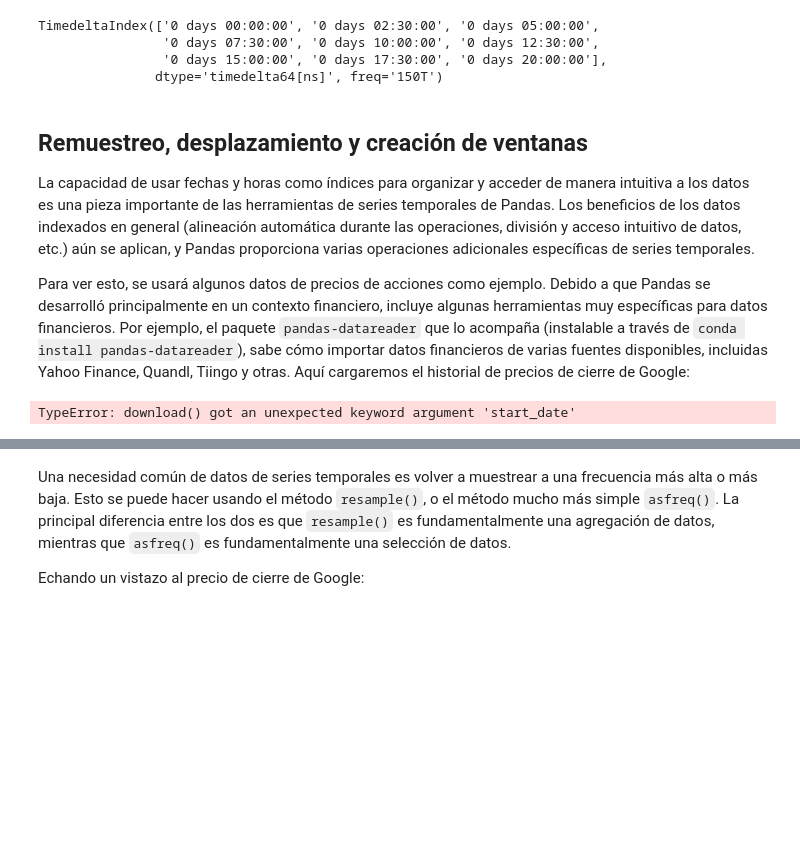
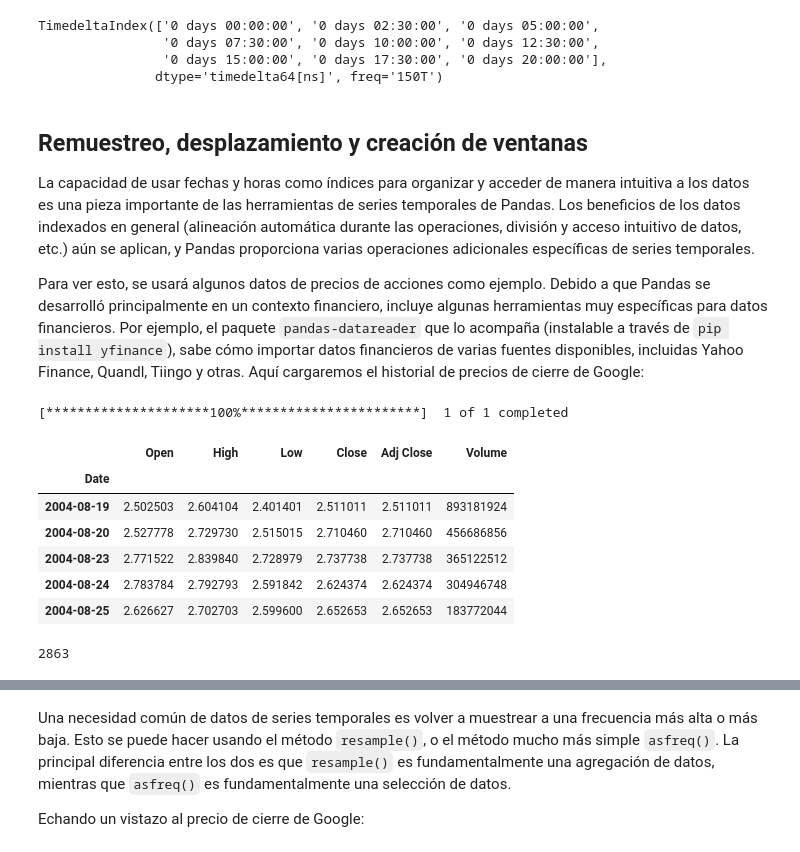
Before and after one commit to sruap1214/EC_Finance, a Jupyter notebook: Notebooks/06_SeriesdeTiempo.ipynb, the cells around one changed output, grey strips where cells are left out. Saved outputs shown, nothing was run; the diff lists cells and outputs as text; code cells hidden in the pictures; blank space fills up the shorter version.

```diff
--- a/Notebooks/06_SeriesdeTiempo.ipynb
+++ b/Notebooks/06_SeriesdeTiempo.ipynb
@@ -214,21 +214,29 @@ TimedeltaIndex(['0 days 00:00:00', '0 days 02:30:00', '0 days 05:00:00',
 
 La capacidad de usar fechas y horas como índices para organizar y acceder de manera intuitiva a los datos es una pieza importante de las herramientas de series temporales de Pandas. Los beneficios de los datos indexados en general (alineación automática durante las operaciones, división y acceso intuitivo de datos, etc.) aún se aplican, y Pandas proporciona varias operaciones adicionales específicas de series temporales.
 
-Para ver esto, se usará algunos datos de precios de acciones como ejemplo. Debido a que Pandas se desarrolló principalmente en un contexto financiero, incluye algunas herramientas muy específicas para datos financieros. Por ejemplo, el paquete `pandas-datareader` que lo acompaña (instalable a través de `conda install pandas-datareader`), sabe cómo importar datos financieros de varias fuentes disponibles, incluidas Yahoo Finance, Quandl, Tiingo y otras. Aquí cargaremos el historial de precios de cierre de Google:
+Para ver esto, se usará algunos datos de precios de acciones como ejemplo. Debido a que Pandas se desarrolló principalmente en un contexto financiero, incluye algunas herramientas muy específicas para datos financieros. Por ejemplo, el paquete `pandas-datareader` que lo acompaña (instalable a través de `pip install yfinance`), sabe cómo importar datos financieros de varias fuentes disponibles, incluidas Yahoo Finance, Quandl, Tiingo y otras. Aquí cargaremos el historial de precios de cierre de Google:
 # %%
-# from pandas_datareader import data
 import yfinance as yf
 
-# goog = data.DataReader('GOOG', start='2004', end='2016',
-#                        data_source='yahoo')
-goog =  yf.download('GOOGL', start='2004', end='2016')
+start_date = '2004-01-01'
+end_date = '2016-01-01'
+goog =  yf.download('GOOGL', start=start_date, end=end_date)
 goog.head()
 # %% [output]
-TypeError: download() got an unexpected keyword argument 'start_date'
+[*********************100%***********************]  1 of 1 completed
+|  | Open | High | Low | Close | Adj Close | Volume |
+| Date |  |  |  |  |  |  |
+| 2004-08-19 | 2.502503 | 2.604104 | 2.401401 | 2.511011 | 2.511011 | 893181924 |
+| 2004-08-20 | 2.527778 | 2.729730 | 2.515015 | 2.710460 | 2.710460 | 456686856 |
+| 2004-08-23 | 2.771522 | 2.839840 | 2.728979 | 2.737738 | 2.737738 | 365122512 |
+| 2004-08-24 | 2.783784 | 2.792793 | 2.591842 | 2.624374 | 2.624374 | 304946748 |
+| 2004-08-25 | 2.626627 | 2.702703 | 2.599600 | 2.652653 | 2.652653 | 183772044 |
 # %%
 goog = goog['Close']
 # %%
 goog.size
+# %% [output]
+2863
 # %%
 import matplotlib.pyplot as plt
 goog.plot();
```
Also changed, not shown: parts of 34 cells of this notebook.
